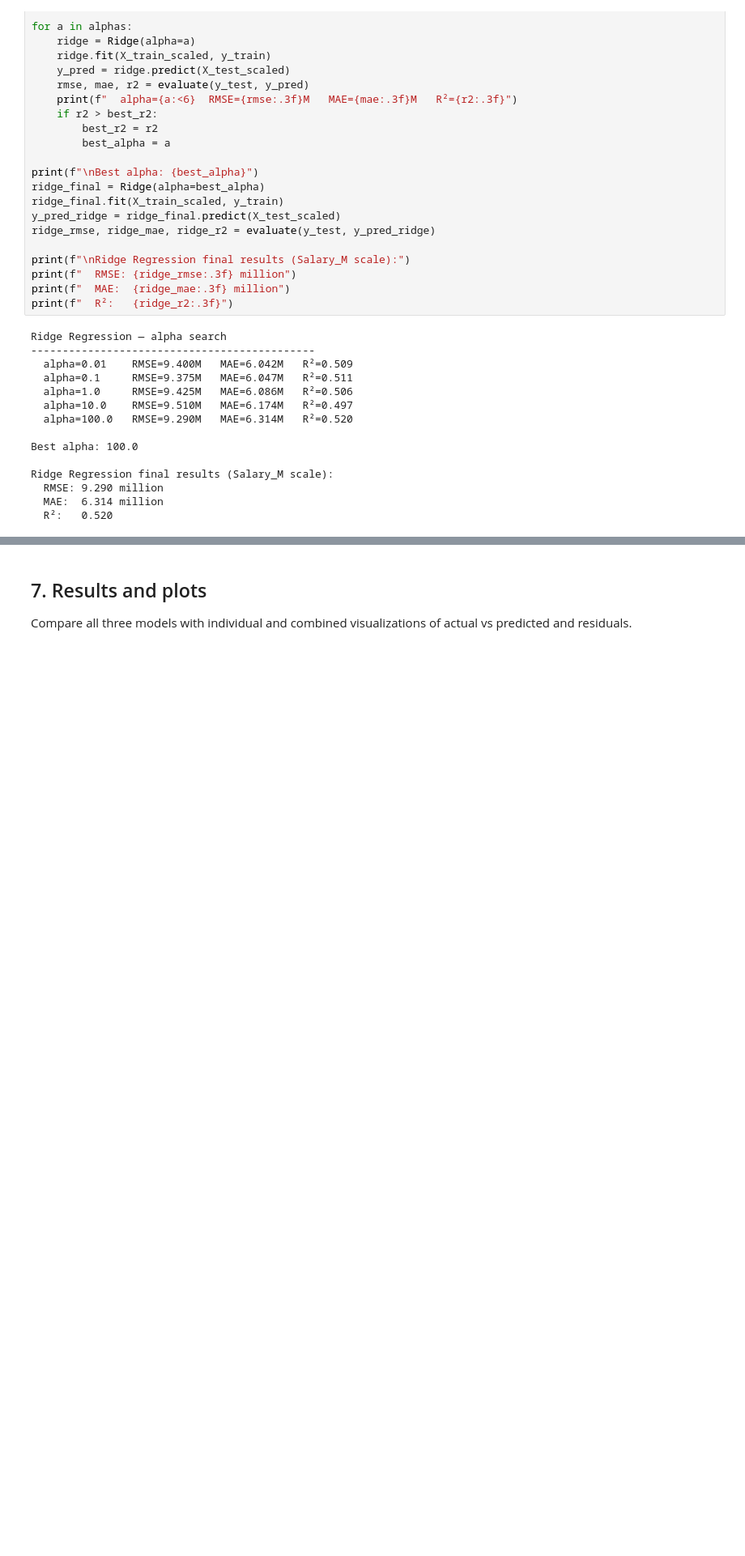
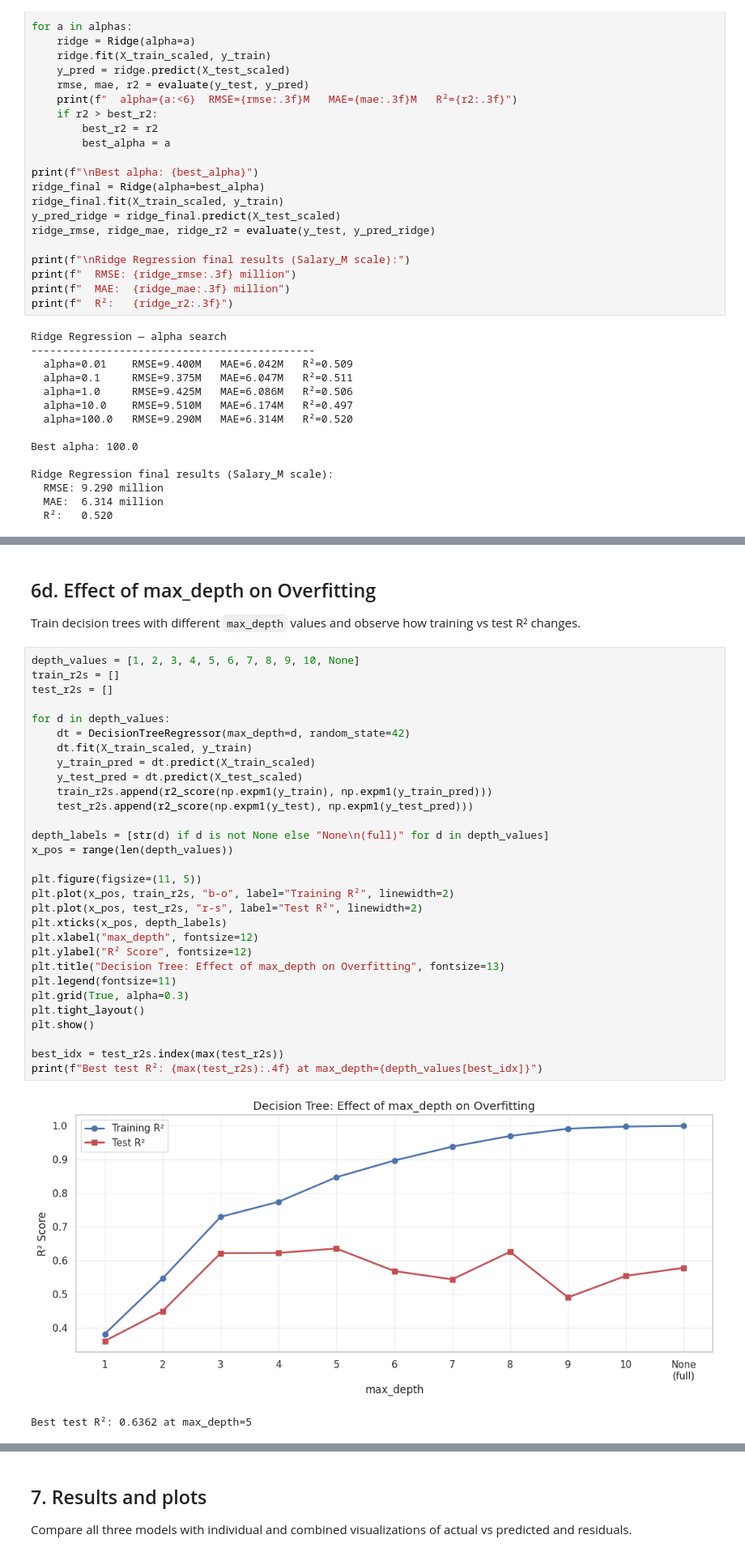
Before and after one commit to Brett-Dowling/NBAsalaryPredictor, a Jupyter notebook: baseline_salary_prediction.ipynb, the cells around one changed output, grey strips where cells are left out. Shown at 81% size. Drawn from its saved outputs; the diff is of its cells as text; blank space fills up the shorter version.

```diff
--- a/baseline_salary_prediction.ipynb
+++ b/baseline_salary_prediction.ipynb
@@ -215,0 +295,37 @@ Ridge Regression final results (Salary_M scale):
+# %% [markdown]
+## 6d. Effect of max_depth on Overfitting
+
+Train decision trees with different `max_depth` values and observe how training vs test R² changes.
+# %%
+depth_values = [1, 2, 3, 4, 5, 6, 7, 8, 9, 10, None]
+train_r2s = []
+test_r2s = []
+
+for d in depth_values:
+    dt = DecisionTreeRegressor(max_depth=d, random_state=42)
+    dt.fit(X_train_scaled, y_train)
+    y_train_pred = dt.predict(X_train_scaled)
+    y_test_pred = dt.predict(X_test_scaled)
+    train_r2s.append(r2_score(np.expm1(y_train), np.expm1(y_train_pred)))
+    test_r2s.append(r2_score(np.expm1(y_test), np.expm1(y_test_pred)))
+
+depth_labels = [str(d) if d is not None else "None\n(full)" for d in depth_values]
+x_pos = range(len(depth_values))
+
+plt.figure(figsize=(11, 5))
+plt.plot(x_pos, train_r2s, "b-o", label="Training R²", linewidth=2)
+plt.plot(x_pos, test_r2s, "r-s", label="Test R²", linewidth=2)
+plt.xticks(x_pos, depth_labels)
+plt.xlabel("max_depth", fontsize=12)
+plt.ylabel("R² Score", fontsize=12)
+plt.title("Decision Tree: Effect of max_depth on Overfitting", fontsize=13)
+plt.legend(fontsize=11)
+plt.grid(True, alpha=0.3)
+plt.tight_layout()
+plt.show()
+
+best_idx = test_r2s.index(max(test_r2s))
+print(f"Best test R²: {max(test_r2s):.4f} at max_depth={depth_values[best_idx]}")
+# %% [output]
+[figure, added]
+Best test R²: 0.6362 at max_depth=5
```
Also changed, not shown: parts of 11 cells of this notebook, 1 other file.
